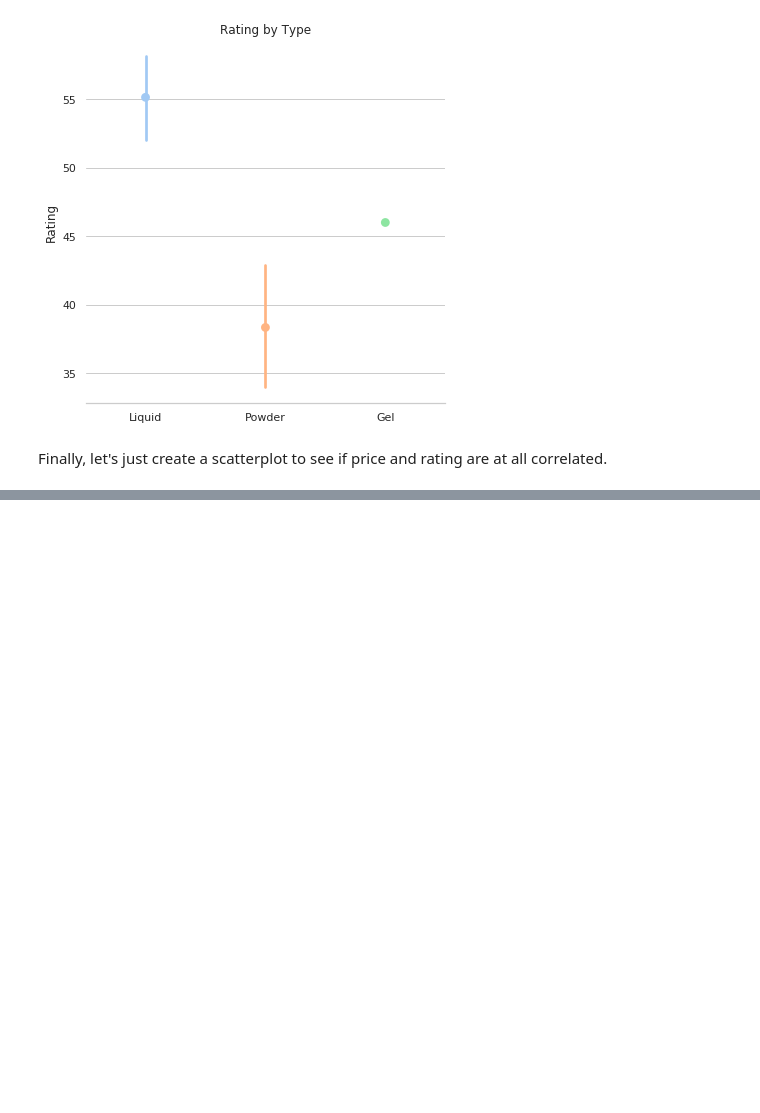
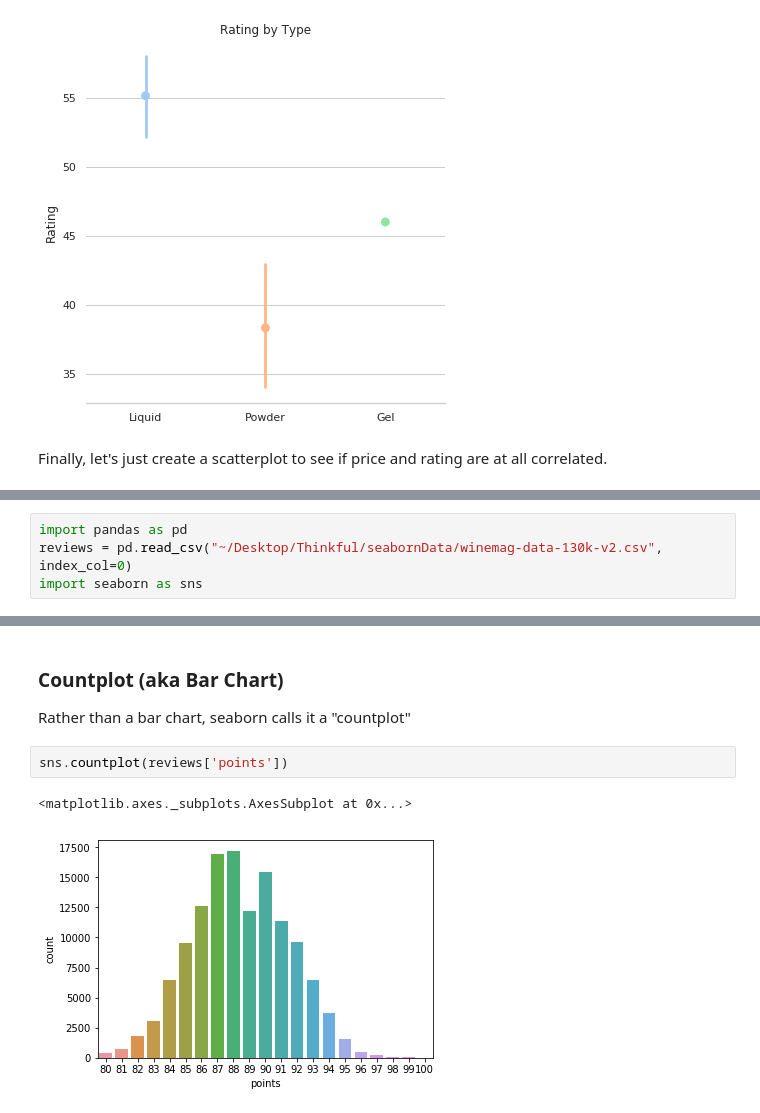
Before and after one commit to jburne/Thinkful, a Jupyter notebook: DataDisplaysSeabornLesson1_3_3.ipynb, the cells around one changed output, grey strips where cells are left out. Saved outputs shown, nothing was run; the diff lists cells and outputs as text; blank space fills up the shorter version.

```diff
--- a/DataDisplaysSeabornLesson1_3_3.ipynb
+++ b/DataDisplaysSeabornLesson1_3_3.ipynb
@@ -94,0 +87,4 @@ Questions: How to get a regression line using ALL of the data?  These data are s
+# %%
+import pandas as pd
+reviews = pd.read_csv("~/Desktop/Thinkful/seabornData/winemag-data-130k-v2.csv", index_col=0)
+import seaborn as sns
@@ -94,0 +107,8 @@ Questions: How to get a regression line using ALL of the data?  These data are s
+# %% [markdown]
+### Countplot (aka Bar Chart)
+Rather than a bar chart, seaborn calls it a "countplot"
+# %%
+sns.countplot(reviews['points'])
+# %% [output]
+<matplotlib.axes._subplots.AxesSubplot at 0x...>
+[figure, added]
```
Also changed, not shown: parts of 48 cells of this notebook.
